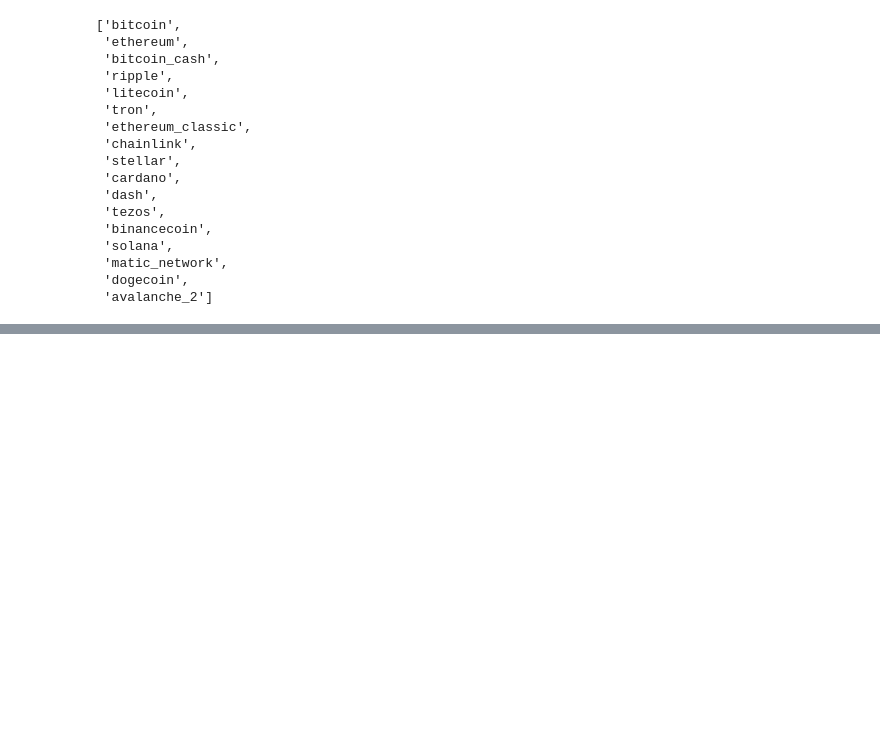
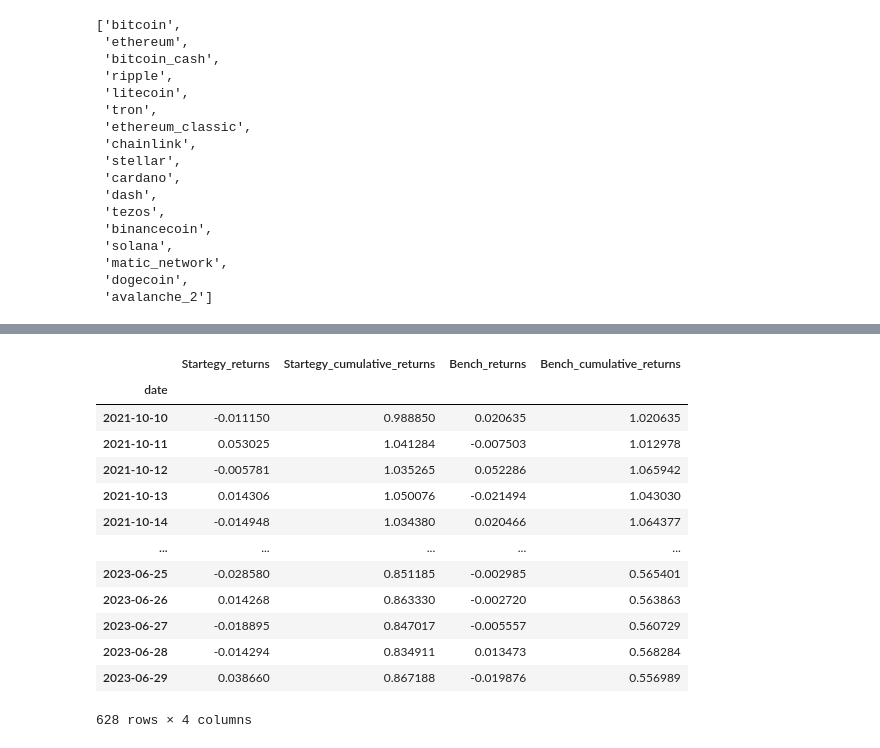
Before and after one commit to BaptisteZloch/Crypto-momentum-portfolios, a Jupyter notebook: src/crypto-momentum-cross-sectional.ipynb, the cells around one changed output, grey strips where cells are left out. Drawn from its saved outputs; the diff is of its cells as text; code cells hidden in the pictures; blank space fills up the shorter version.

```diff
--- a/src/crypto-momentum-cross-sectional.ipynb
+++ b/src/crypto-momentum-cross-sectional.ipynb
@@ -153,0 +133,17 @@ Rebalancing the portfolio on 2022-09-01 00:00:00...
+# %%
+returns_df
+# %% [output]
+|  | Startegy_returns | Startegy_cumulative_returns | Bench_returns | Bench_cumulative_returns |
+| date |  |  |  |  |
+| 2021-10-10 | -0.011150 | 0.988850 | 0.020635 | 1.020635 |
+| 2021-10-11 | 0.053025 | 1.041284 | -0.007503 | 1.012978 |
+| 2021-10-12 | -0.005781 | 1.035265 | 0.052286 | 1.065942 |
+| 2021-10-13 | 0.014306 | 1.050076 | -0.021494 | 1.043030 |
+| 2021-10-14 | -0.014948 | 1.034380 | 0.020466 | 1.064377 |
+| ... | ... | ... | ... | ... |
+| 2023-06-25 | -0.028580 | 0.851185 | -0.002985 | 0.565401 |
+| 2023-06-26 | 0.014268 | 0.863330 | -0.002720 | 0.563863 |
+| 2023-06-27 | -0.018895 | 0.847017 | -0.005557 | 0.560729 |
+| 2023-06-28 | -0.014294 | 0.834911 | 0.013473 | 0.568284 |
+| 2023-06-29 | 0.038660 | 0.867188 | -0.019876 | 0.556989 |
+628 rows × 4 columns
```
Also changed, not shown: parts of 15 cells of this notebook, 8 other files.
